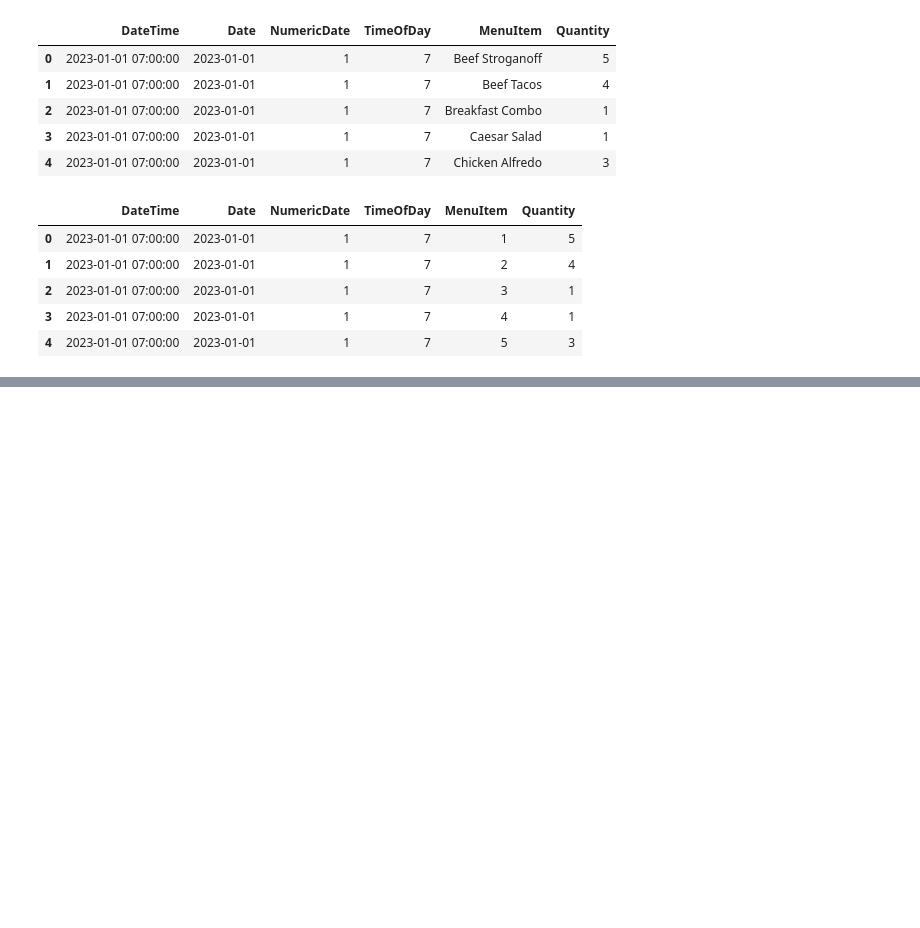
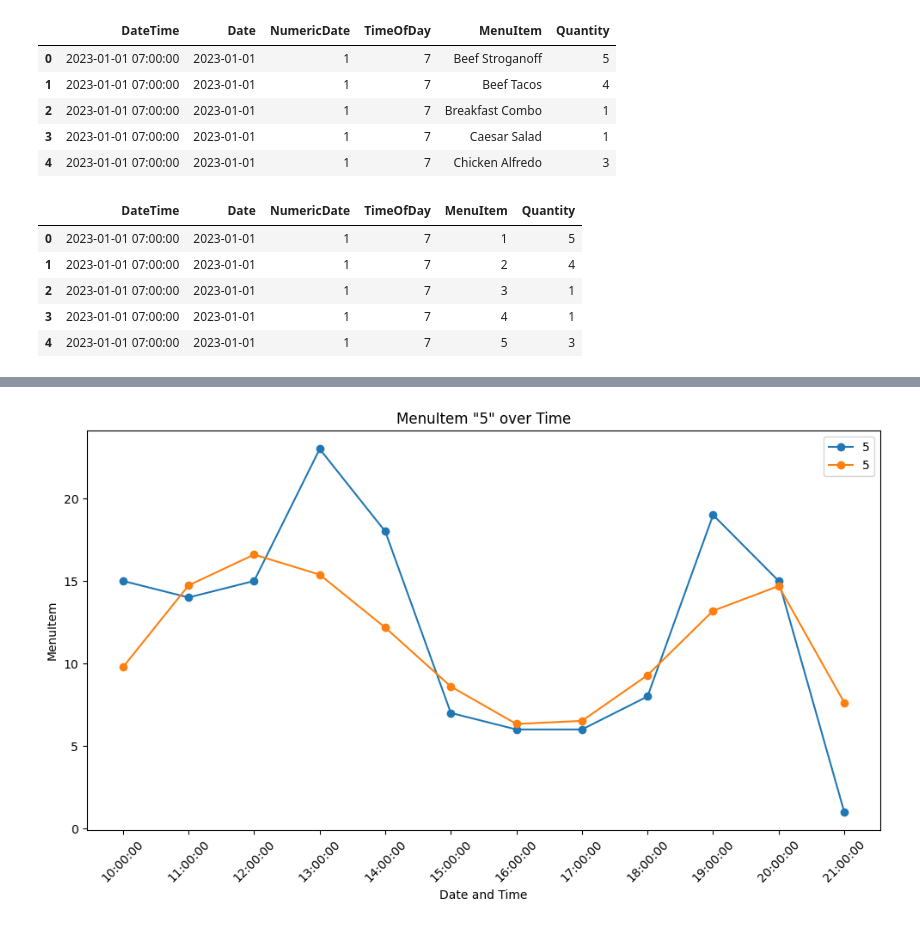
Before and after one commit to pramodsaji/proj-ml, a Jupyter notebook: poly.ipynb, the cells around one changed output, grey strips where cells are left out. Saved outputs shown, nothing was run; the diff lists cells and outputs as text; code cells hidden in the pictures; blank space fills up the shorter version.

Commit message:
Using Utils methods in Poly, xgboost, decision tree

```diff
--- a/poly.ipynb
+++ b/poly.ipynb
@@ -97,37 +91,0 @@ R-squared (R²): 0.33566808314779006
-# %%
-import matplotlib.pyplot as plt
-import pandas as pd
-
-# Assuming 'data' contains your dataset with columns NumericDate, TimeOfDay, MenuItem
-
-# Convert 'Date' column to datetime format and 'TimeOfDay' to timedelta format
-data['DateTime'] = pd.to_datetime(data['Date']) + pd.to_timedelta(data['TimeOfDay'], unit='h')
-
-# Selecting features (including the combined datetime column) and MenuItem
-X = data[['DateTime', 'NumericDate', 'TimeOfDay', 'MenuItem', 'Quantity']]
-
-# Filter for a specific date and menu item
-selected_date = '2023-01-16'  # Replace with your desired date in 'YYYY-MM-DD' format
-selected_menu_item = 5  # Replace with the menu item you want to plot
-
-
-s_d = X[(X['DateTime'].dt.date == pd.to_datetime(selected_date).date()) & (X['MenuItem'] == selected_menu_item)]
-# Selecting features for the specific menu item
-X_d = s_d[['NumericDate', 'TimeOfDay', 'MenuItem']]
-y_d = s_d['Quantity']
-
-X_d_poly = poly.transform(X_d)
-# Predicting for the specific menu item using the already trained model
-predictions_d = model_poly.predict(X_d_poly)
-
-selected_data = X[(X['DateTime'].dt.date == pd.to_datetime(selected_date).date()) & (X['MenuItem'] == selected_menu_item)]
-plt.figure(figsize=(10, 6))
-plt.plot(selected_data['DateTime'].dt.strftime('%H:%M:%S'), selected_data['Quantity'], marker='o', linestyle='-', label="Actual "+str(selected_menu_item))
-plt.plot(selected_data['DateTime'].dt.strftime('%H:%M:%S'), predictions_d, marker='o', linestyle='-', label="Pred "+str(selected_menu_item))
-plt.xlabel('Date and Time')
-plt.ylabel('MenuItem')
-plt.title(f'MenuItem "{selected_menu_item}" over Time')
-plt.legend()
-plt.xticks(rotation=45)
-plt.tight_layout()
-plt.show()
@@ -135,0 +108,4 @@ plt.show()
+# %%
+plot_predictions(model_poly, data, '2023-07-20', 5, poly)
+# %% [output]
+[figure, added]
```
Also changed, not shown: parts of 4 cells of this notebook, 2 other files.
